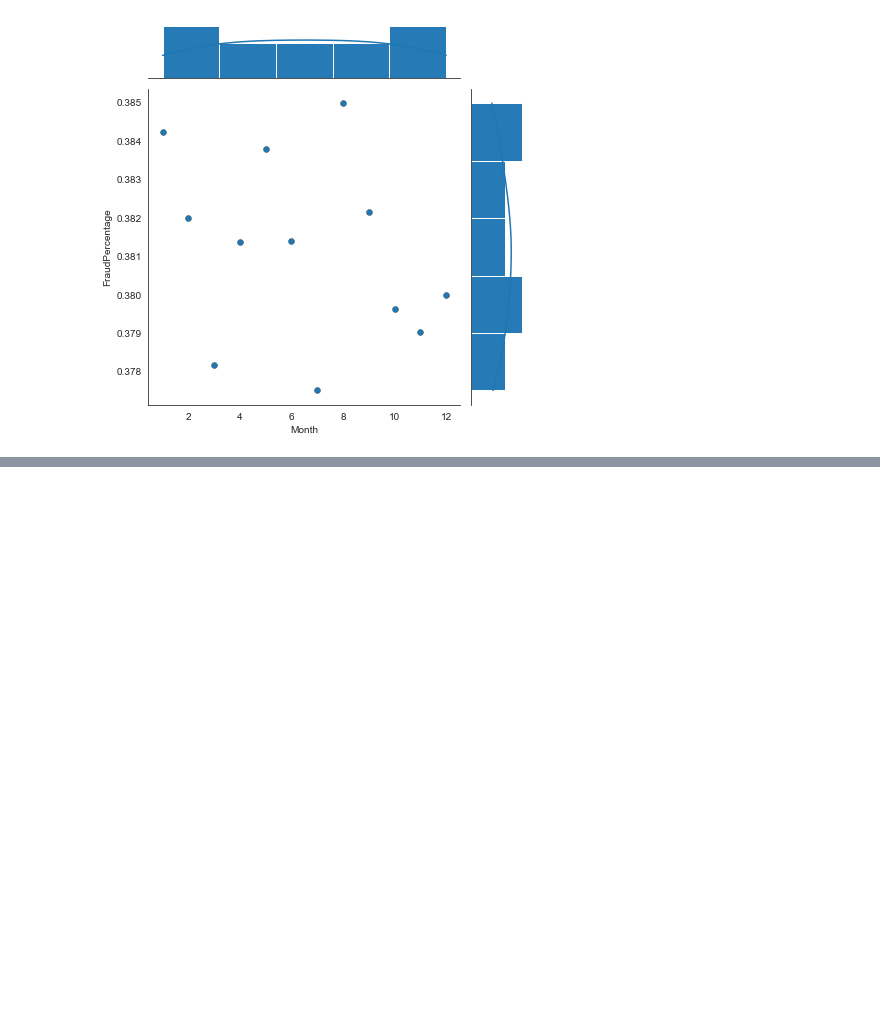
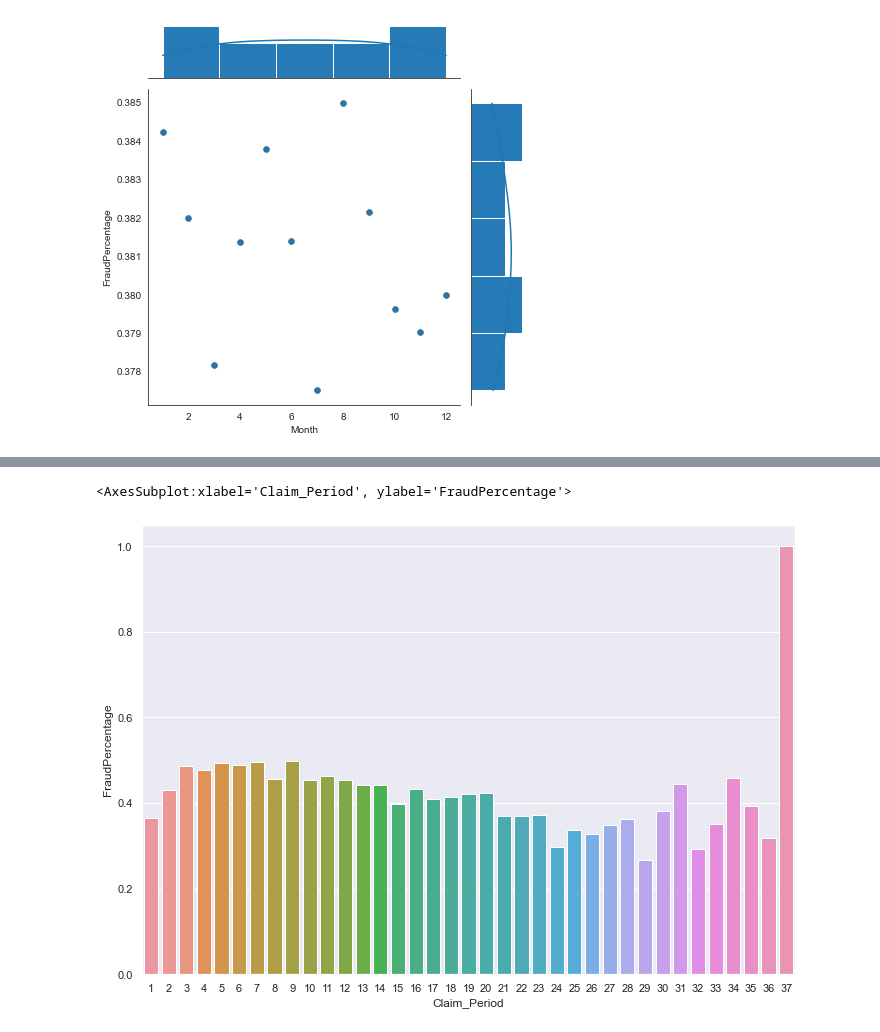
Before and after one commit to wx0373/Medical-fraud, a Jupyter notebook: Fraud%NonFraud/Fraud%NonFraud.ipynb, the cells around one changed output, grey strips where cells are left out. Saved outputs shown, nothing was run; the diff lists cells and outputs as text; code cells hidden in the pictures; blank space fills up the shorter version.

```diff
--- a/Fraud%NonFraud/Fraud%NonFraud.ipynb
+++ b/Fraud%NonFraud/Fraud%NonFraud.ipynb
@@ -124,3 +124,15 @@ ax.plot_marginals(sns.histplot, kde=True)
 plt.savefig('Month&FraudPercentage')
 # %% [output]
 [figure]
+# %%
+df_num['Claim_Period']=(pd.to_datetime(df_num.ClaimEndDt)-pd.to_datetime(df_num.ClaimStartDt)).dt.days+1
+# %%
+res_period=[]
+for i in range(1,38):
+    percent=df_num['PotentialFraud'][df_num['Claim_Period']==i].value_counts(normalize=True,ascending=True)[0]
+
+    res_period.append([i,percent])
+# %%
+pd_res_period=pd.DataFrame(res_period)
+pd_res_period.rename(columns={0:'Claim_Period',
+                       1:'FraudPercentage'}, inplace = True)
@@ -126,0 +148,6 @@ plt.savefig('Month&FraudPercentage')
+# %%
+sns.set(rc={'figure.figsize':(11.7,8.27)})
+sns.barplot(data=pd_res_period,x="Claim_Period", y="FraudPercentage")
+# %% [output]
+<AxesSubplot:xlabel='Claim_Period', ylabel='FraudPercentage'>
+[figure, added]
```
Also changed, not shown: parts of 2 cells of this notebook.
